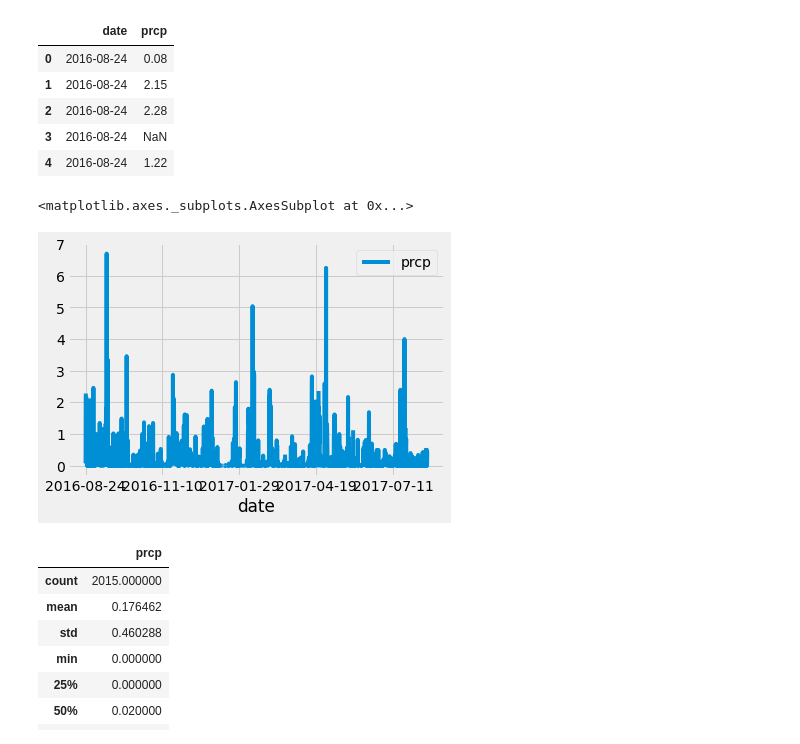
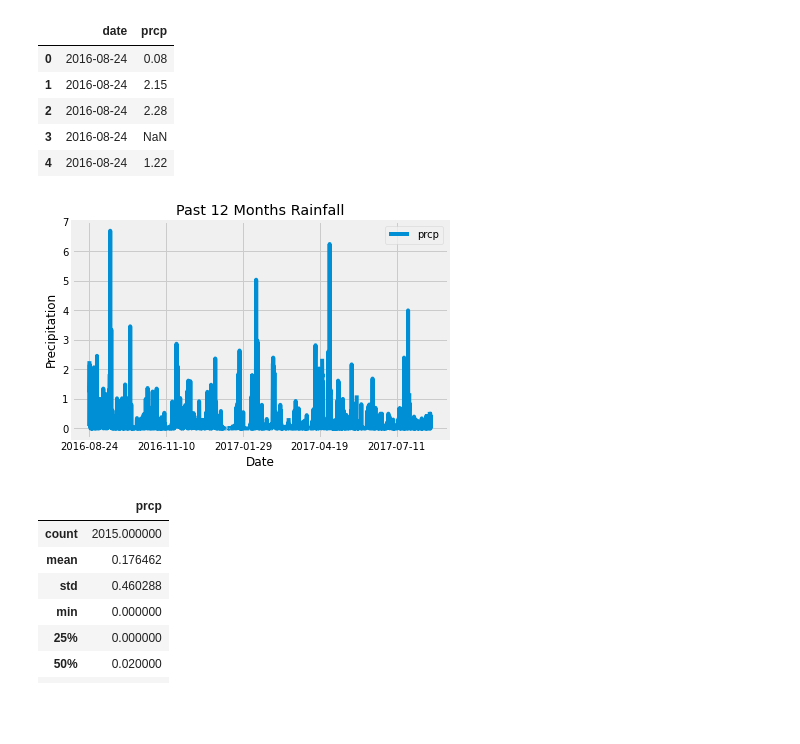
Before and after one commit to aespinosa49/sqlalchemy-challenge, a Jupyter notebook: Climate_Analysis.ipynb, the cells around one changed output. Saved outputs shown, nothing was run; the diff lists cells and outputs as text; code cells hidden in the pictures; blank space fills up the shorter version.

```diff
--- a/Climate_Analysis.ipynb
+++ b/Climate_Analysis.ipynb
@@ -92,9 +92,12 @@ rainfalldf.head()
 # %%
 #Plot the results using the DataFrame plot method
 rainfalldf.plot('date', 'prcp')
+plt.title('Past 12 Months Rainfall')
+plt.xlabel('Date')
+plt.ylabel('Precipitation')
+plt.show()
 # %% [output]
-<matplotlib.axes._subplots.AxesSubplot at 0x...>
-[figure, old version]
+[figure, new version]
 # %%
 #Using Pandas, print the summary statistics for the precipitation data
 rainfalldf.describe()
```
Also changed, not shown: parts of 1 cell of this notebook, 1 other file.
